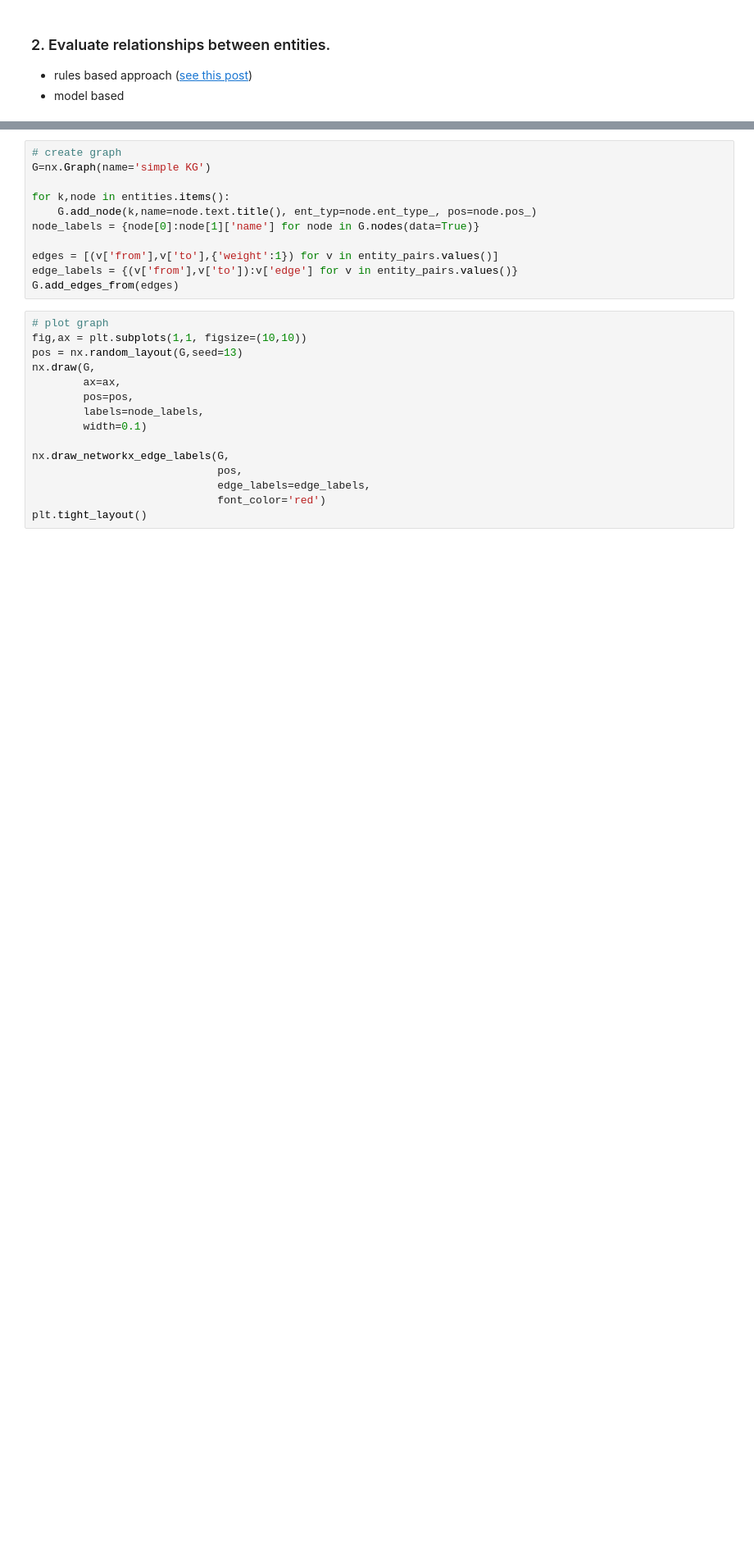
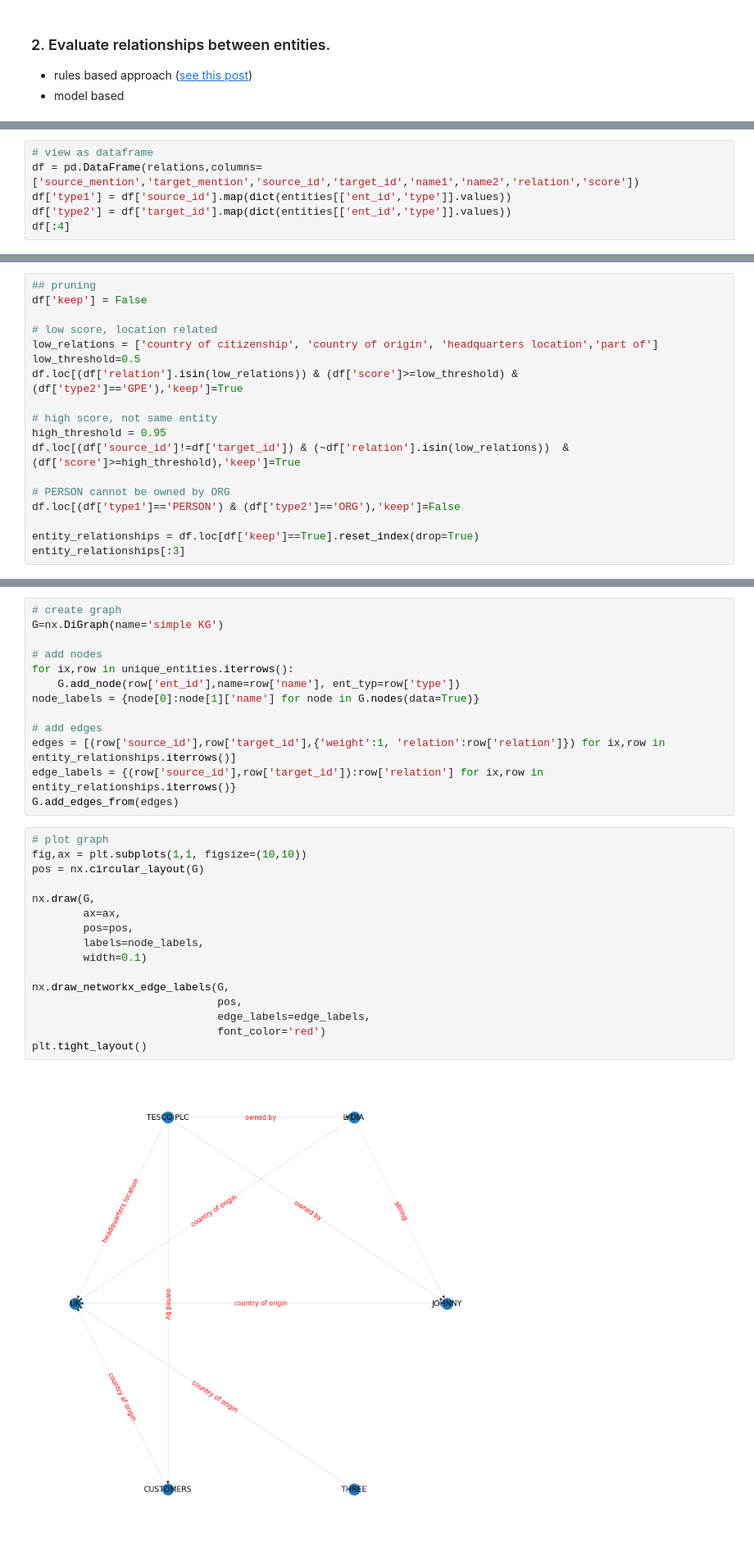
Before and after one commit to bpostance/learn_data_science, a Jupyter notebook: NLP/04_KG/0.1-spacy-relation-extraction.ipynb, the cells around one changed output, grey strips where cells are left out. Shown at 82% size. Cells and saved outputs as stored; diff of their text form; blank space fills up the shorter version.

Commit message:
Add net plot

```diff
--- a/NLP/04_KG/0.1-spacy-relation-extraction.ipynb
+++ b/NLP/04_KG/0.1-spacy-relation-extraction.ipynb
@@ -293,0 +323,6 @@ entities
+# %%
+# view as dataframe
+df = pd.DataFrame(relations,columns=['source_mention','target_mention','source_id','target_id','name1','name2','relation','score'])
+df['type1'] = df['source_id'].map(dict(entities[['ent_id','type']].values))
+df['type2'] = df['target_id'].map(dict(entities[['ent_id','type']].values))
+df[:4]
@@ -293,0 +337,18 @@ entities
+# %%
+## pruning
+df['keep'] = False
+
+# low score, location related
+low_relations = ['country of citizenship', 'country of origin', 'headquarters location','part of']
+low_threshold=0.5
+df.loc[(df['relation'].isin(low_relations)) & (df['score']>=low_threshold) & (df['type2']=='GPE'),'keep']=True
+
+# high score, not same entity
+high_threshold = 0.95
+df.loc[(df['source_id']!=df['target_id']) & (~df['relation'].isin(low_relations))  & (df['score']>=high_threshold),'keep']=True
+
+# PERSON cannot be owned by ORG
+df.loc[(df['type1']=='PERSON') & (df['type2']=='ORG'),'keep']=False
+
+entity_relationships = df.loc[df['keep']==True].reset_index(drop=True)
+entity_relationships[:3]
@@ -294,26 +362,31 @@ entities
 # %%
 # create graph
-G=nx.Graph(name='simple KG')
+G=nx.DiGraph(name='simple KG')
 
-for k,node in entities.items():
-    G.add_node(k,name=node.text.title(), ent_typ=node.ent_type_, pos=node.pos_)
+# add nodes
+for ix,row in unique_entities.iterrows():
+    G.add_node(row['ent_id'],name=row['name'], ent_typ=row['type'])
 node_labels = {node[0]:node[1]['name'] for node in G.nodes(data=True)}
 
-edges = [(v['from'],v['to'],{'weight':1}) for v in entity_pairs.values()]
-edge_labels = {(v['from'],v['to']):v['edge'] for v in entity_pairs.values()}
+# add edges
+edges = [(row['source_id'],row['target_id'],{'weight':1, 'relation':row['relation']}) for ix,row in entity_relationships.iterrows()]
+edge_labels = {(row['source_id'],row['target_id']):row['relation'] for ix,row in entity_relationships.iterrows()}
 G.add_edges_from(edges)
 # %%
 # plot graph
 fig,ax = plt.subplots(1,1, figsize=(10,10))
-pos = nx.random_layout(G,seed=13)
+pos = nx.circular_layout(G)
+
 nx.draw(G,
         ax=ax,
         pos=pos,
         labels=node_labels,
         width=0.1)
 
 nx.draw_networkx_edge_labels(G,
                              pos,
                              edge_labels=edge_labels,
                              font_color='red')
 plt.tight_layout()
+# %% [output]
+[figure, added]
```
Also changed, not shown: parts of 13 cells of this notebook.
